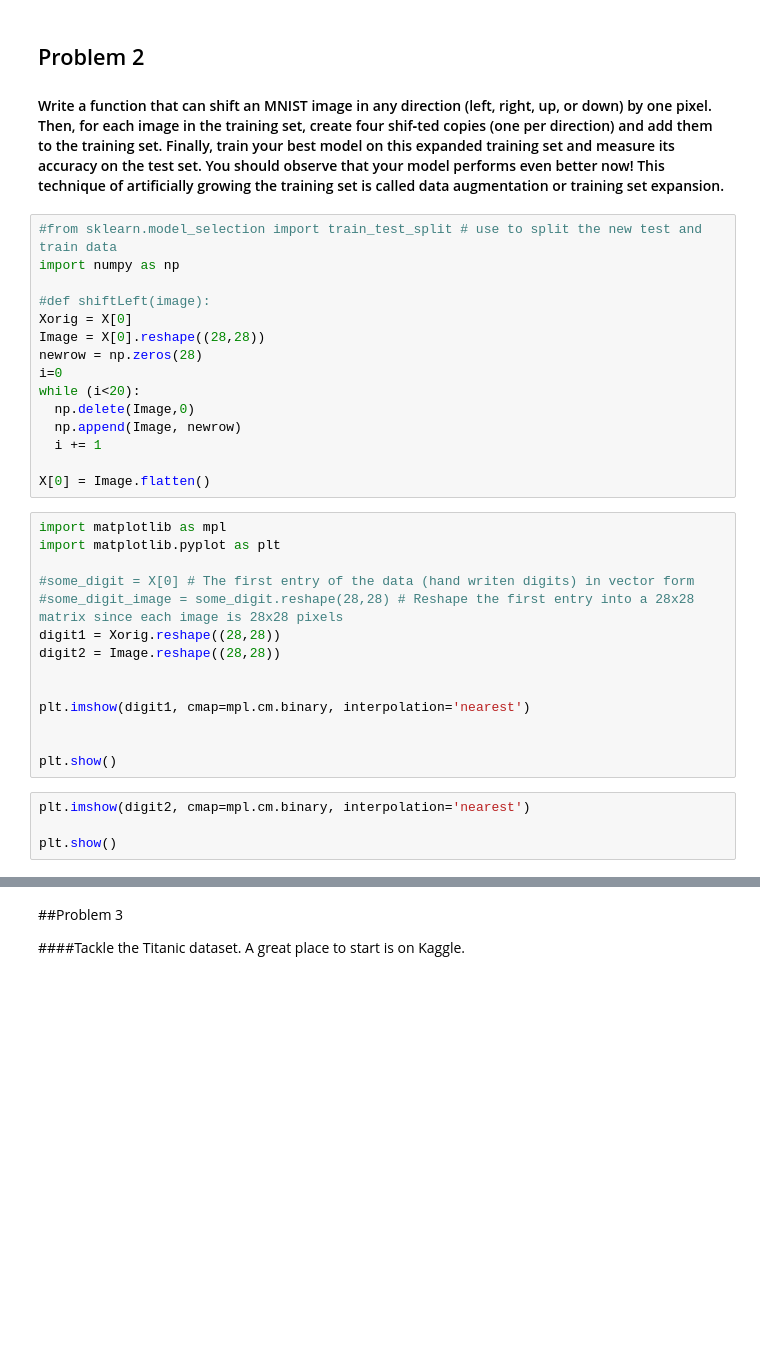
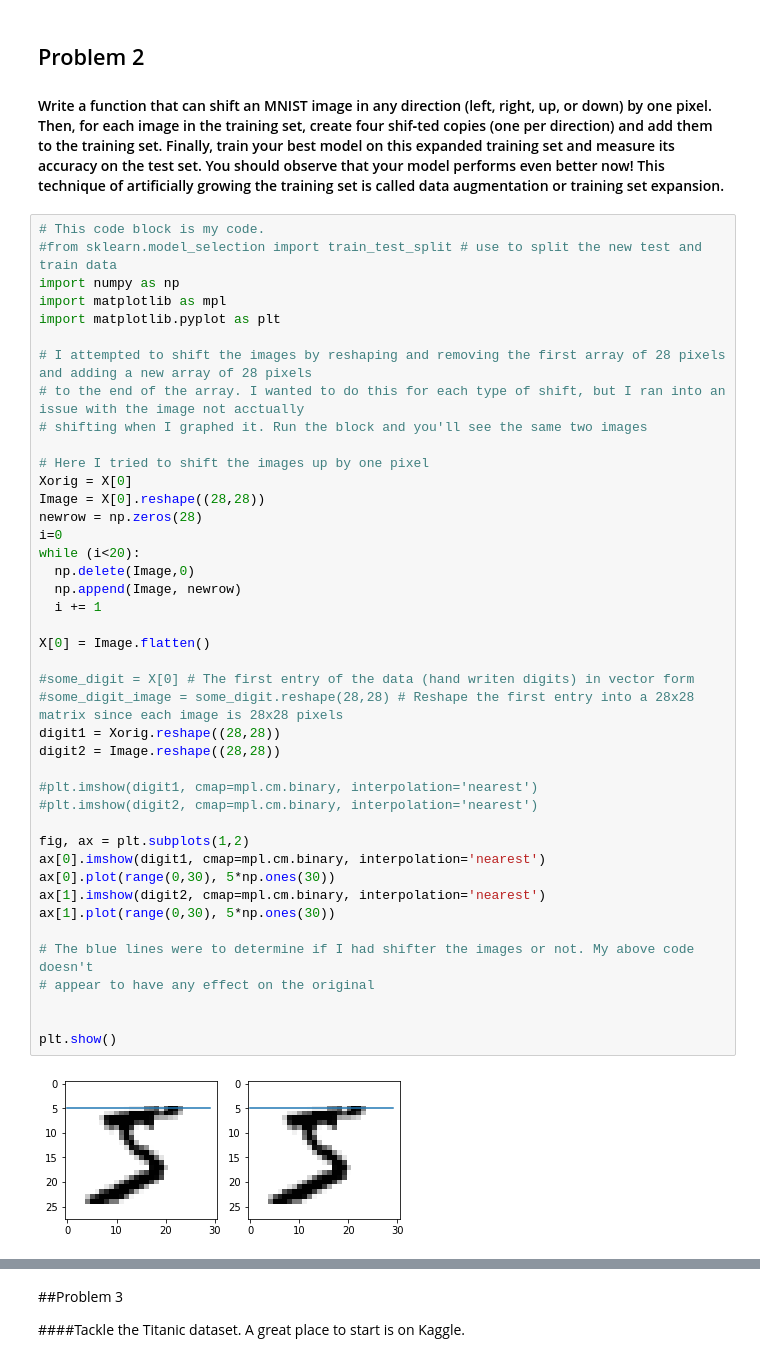
Before and after one commit to julienbonin/MachineLearningApplications, a Jupyter notebook: Chapters/Chapter3.ipynb, the cells around one changed output, grey strips where cells are left out. Saved outputs shown, nothing was run; the diff lists cells and outputs as text; blank space fills up the shorter version.

```diff
--- a/Chapters/Chapter3.ipynb
+++ b/Chapters/Chapter3.ipynb
@@ -314,36 +314,47 @@ NameError: ignored
 ## Problem 2
 
 #### Write a function that can shift an MNIST image in any direction (left, right, up, or down) by one pixel. Then, for each image in the training set, create four shif‐ted copies (one per direction) and add them to the training set. Finally, train your best model on this expanded training set and measure its accuracy on the test set. You should observe that your model performs even better now! This technique of artificially growing the training set is called data augmentation or training set expansion.
-# %%
-#from sklearn.model_selection import train_test_split # use to split the new test and train data
-import numpy as np
-
-#def shiftLeft(image):
-Xorig = X[0]
-Image = X[0].reshape((28,28))
-newrow = np.zeros(28)
-i=0
-while (i<20):
-  np.delete(Image,0)
-  np.append(Image, newrow)
-  i += 1
-
-X[0] = Image.flatten()
-# %%
-import matplotlib as mpl
-import matplotlib.pyplot as plt
-
-#some_digit = X[0] # The first entry of the data (hand writen digits) in vector form
-#some_digit_image = some_digit.reshape(28,28) # Reshape the first entry into a 28x28 matrix since each image is 28x28 pixels
-digit1 = Xorig.reshape((28,28))
-digit2 = Image.reshape((28,28))
-
-
-plt.imshow(digit1, cmap=mpl.cm.binary, interpolation='nearest')
-
-
-plt.show()
-# %%
-plt.imshow(digit2, cmap=mpl.cm.binary, interpolation='nearest')
-
-plt.show()
+# %%
+# This code block is my code.
+#from sklearn.model_selection import train_test_split # use to split the new test and train data
+import numpy as np
+import matplotlib as mpl
+import matplotlib.pyplot as plt
+
+# I attempted to shift the images by reshaping and removing the first array of 28 pixels and adding a new array of 28 pixels
+# to the end of the array. I wanted to do this for each type of shift, but I ran into an issue with the image not acctually
+# shifting when I graphed it. Run the block and you'll see the same two images
+
+# Here I tried to shift the images up by one pixel
+Xorig = X[0]
+Image = X[0].reshape((28,28))
+newrow = np.zeros(28)
+i=0
+while (i<20):
+  np.delete(Image,0)
+  np.append(Image, newrow)
+  i += 1
+
+X[0] = Image.flatten()
+
+#some_digit = X[0] # The first entry of the data (hand writen digits) in vector form
+#some_digit_image = some_digit.reshape(28,28) # Reshape the first entry into a 28x28 matrix since each image is 28x28 pixels
+digit1 = Xorig.reshape((28,28))
+digit2 = Image.reshape((28,28))
+
+#plt.imshow(digit1, cmap=mpl.cm.binary, interpolation='nearest')
+#plt.imshow(digit2, cmap=mpl.cm.binary, interpolation='nearest')
+
+fig, ax = plt.subplots(1,2)
+ax[0].imshow(digit1, cmap=mpl.cm.binary, interpolation='nearest')
+ax[0].plot(range(0,30), 5*np.ones(30))
+ax[1].imshow(digit2, cmap=mpl.cm.binary, interpolation='nearest')
+ax[1].plot(range(0,30), 5*np.ones(30))
+
+# The blue lines were to determine if I had shifter the images or not. My above code doesn't
+# appear to have any effect on the original
+
+
+plt.show()
+# %% [output]
+[figure, added]
```
Also changed, not shown: parts of 60 cells of this notebook.
